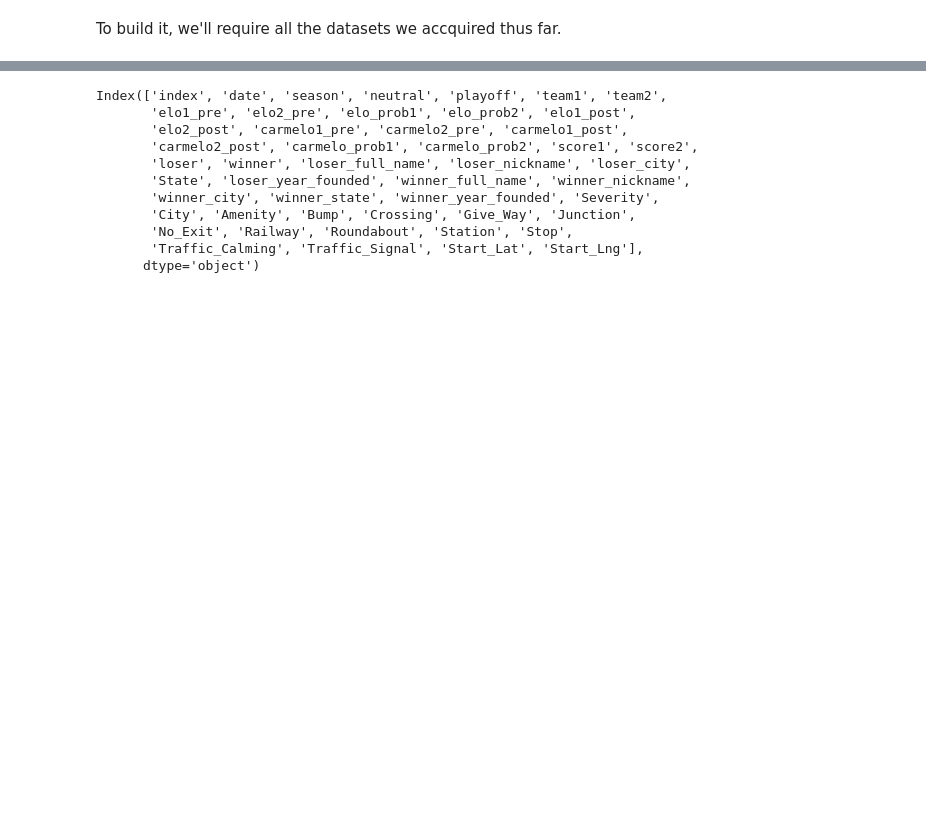
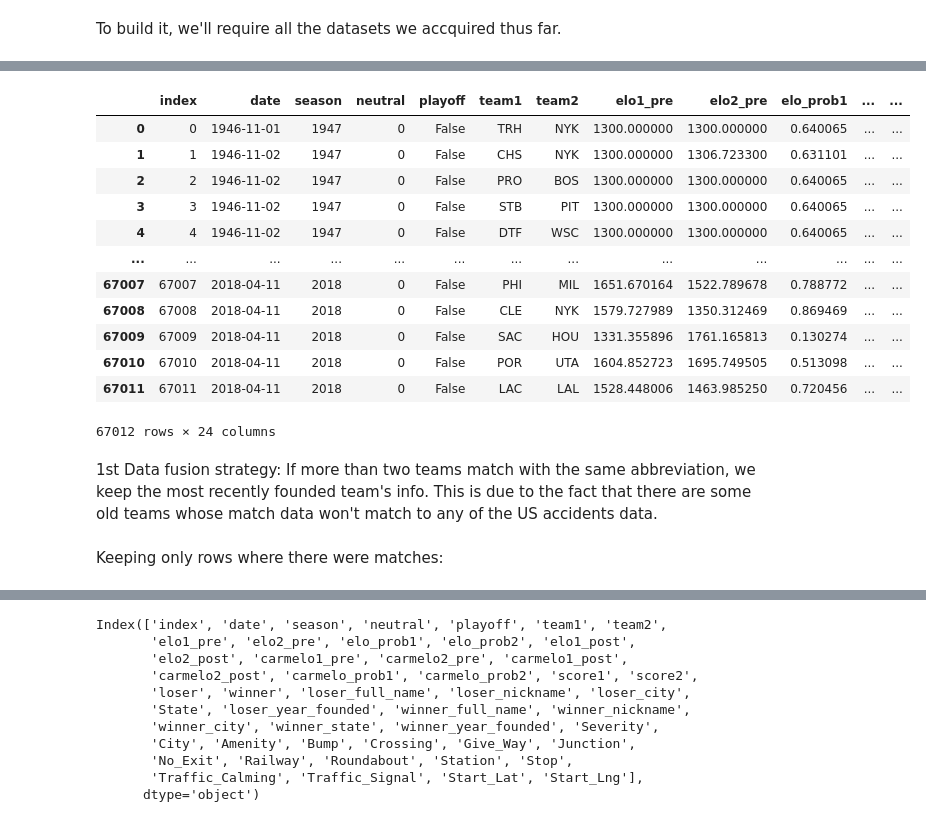
Before and after one commit to xShiron/ipai-10, a Jupyter notebook: datamarts.ipynb, the cells around one changed output, grey strips where cells are left out. Drawn from its saved outputs; the diff is of its cells as text; code cells hidden in the pictures; blank space fills up the shorter version.

```diff
--- a/datamarts.ipynb
+++ b/datamarts.ipynb
@@ -90,5 +103,5 @@ for index in nba.index:
         nba.loc[index, "loser"] = nba.loc[index, "team1"]
         nba.loc[index, "winner"] = nba.loc[index, "team2"]
 
-nba.dropna(inplace=True)
+nba = nba.dropna(subset=['loser'])
 del nba_teams["id"]
@@ -97,3 +107,0 @@ del nba_teams["id"]
-# %%
-merged_nba = pd.merge(nba, nba_teams.add_prefix("loser_"), left_on="loser", right_on="loser_abbreviation", how="inner")
-merged = pd.merge(merged_nba, nba_teams.add_prefix("winner_"), left_on="winner", right_on="winner_abbreviation", how="inner")
@@ -133,0 +130,26 @@ us_accidents = us_accidents.rename(columns={'Start_Time': 'date'})
+# %%
+nba['matches'] = [[] for _ in range(len(nba))]
+
+for idx in nba.index:
+    for abbr in nba_teams.abbreviation.values:
+        abbr_score = jaro.Jaro().get_sim_score(nba.loc[idx, "loser"], abbr)
+
+        if abbr_score >= 0.8:
+            nba.loc[idx, "matches"].append(abbr)
+nba
+# %% [output]
+|  | index | date | season | neutral | playoff | team1 | team2 | elo1_pre | elo2_pre | elo_prob1 | ... | ... |
+| 0 | 0 | 1946-11-01 | 1947 | 0 | False | TRH | NYK | 1300.000000 | 1300.000000 | 0.640065 | ... | ... |
+| 1 | 1 | 1946-11-02 | 1947 | 0 | False | CHS | NYK | 1300.000000 | 1306.723300 | 0.631101 | ... | ... |
+| 2 | 2 | 1946-11-02 | 1947 | 0 | False | PRO | BOS | 1300.000000 | 1300.000000 | 0.640065 | ... | ... |
+| 3 | 3 | 1946-11-02 | 1947 | 0 | False | STB | PIT | 1300.000000 | 1300.000000 | 0.640065 | ... | ... |
+| 4 | 4 | 1946-11-02 | 1947 | 0 | False | DTF | WSC | 1300.000000 | 1300.000000 | 0.640065 | ... | ... |
+| ... | ... | ... | ... | ... | ... | ... | ... | ... | ... | ... | ... | ... |
+| 67007 | 67007 | 2018-04-11 | 2018 | 0 | False | PHI | MIL | 1651.670164 | 1522.789678 | 0.788772 | ... | ... |
+| 67008 | 67008 | 2018-04-11 | 2018 | 0 | False | CLE | NYK | 1579.727989 | 1350.312469 | 0.869469 | ... | ... |
+| 67009 | 67009 | 2018-04-11 | 2018 | 0 | False | SAC | HOU | 1331.355896 | 1761.165813 | 0.130274 | ... | ... |
+| 67010 | 67010 | 2018-04-11 | 2018 | 0 | False | POR | UTA | 1604.852723 | 1695.749505 | 0.513098 | ... | ... |
+| 67011 | 67011 | 2018-04-11 | 2018 | 0 | False | LAC | LAL | 1528.448006 | 1463.985250 | 0.720456 | ... | ... |
+67012 rows × 24 columns
+# %% [markdown]
+1st Data fusion strategy: If more than two teams match with the same abbreviation, we keep the most recently founded team's info. This is due to the fact that there are some old teams whose match data won't match to any of the US accidents data.
@@ -133,0 +167,2 @@ us_accidents = us_accidents.rename(columns={'Start_Time': 'date'})
+# %% [markdown]
+Keeping only rows where there were matches:
```
Also changed, not shown: parts of 35 cells of this notebook.
